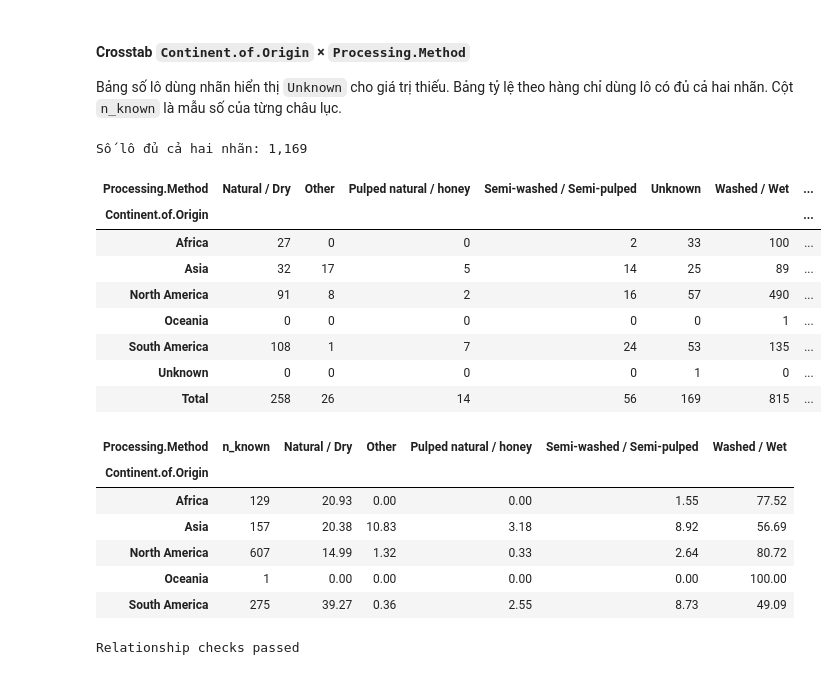
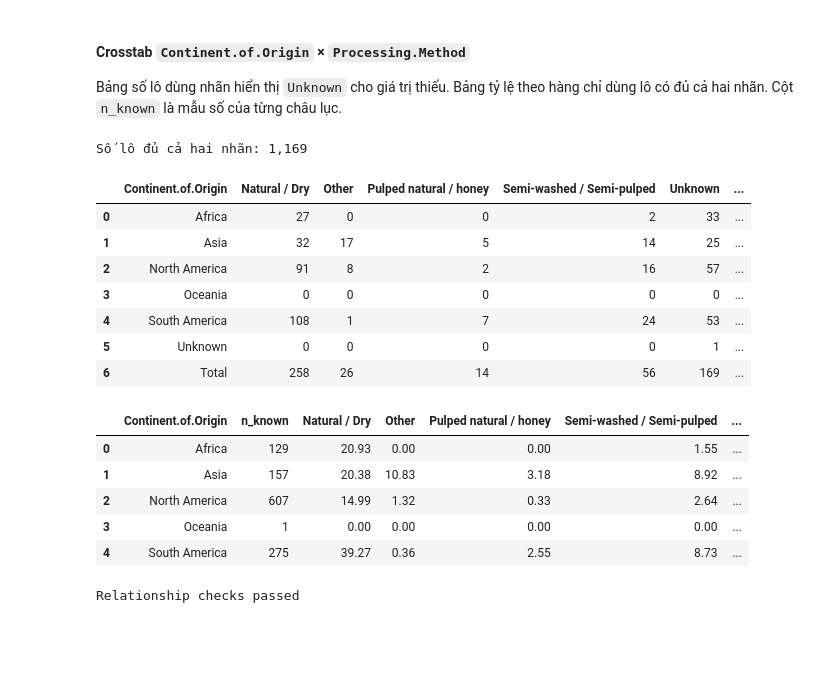
Before and after one commit to dnhoang-2006/coffee-quality, a Jupyter notebook: notebooks/01_collection_exploration.ipynb, the cells around one changed output. Drawn from its saved outputs; the diff is of its cells as text; code cells hidden in the pictures; blank space fills up the shorter version.

Commit message:
Complete categorical EDA, relationships and summary

```diff
--- a/notebooks/01_collection_exploration.ipynb
+++ b/notebooks/01_collection_exploration.ipynb
@@ -1295,6 +1295,17 @@ Mỗi dòng đầu vào được xem là một bản ghi lô cà phê. Phần n
 
 `n_unique_nonmissing` không tính giá trị thiếu. Các tỷ lệ trong bảng tổng quan đều có mẫu số là **toàn bộ số dòng đầu vào**. Độ tập trung được mô tả bằng tỷ lệ nhãn phổ biến nhất, chưa phải tiêu chuẩn tự động bỏ cột.
 # %%
+from IPython.display import HTML
+
+
+def display_centered_table(table):
+    """Center column headings and values in the displayed table."""
+    html = table.to_html(notebook=True)
+    html = html.replace("<th>", '<th style="text-align: center !important;">')
+    html = html.replace("<td>", '<td style="text-align: center !important;">')
+    display(HTML(html))
+
+
 missing_columns = set(CAT_COLS) - set(df.columns)
 if missing_columns:
     raise ValueError(f"Thiếu các cột bắt buộc: {sorted(missing_columns)}")
@@ -1317,5 +1328,5 @@ for column in CAT_COLS:
         "top_pct_all": top_count / n_rows * 100,
     })
 cat_summary = pd.DataFrame(summary_rows).set_index("column")
-display(cat_summary.round(2))
+display_centered_table(cat_summary.reset_index().round(2))
 # %% [output]
@@ -2132,38 +2136,36 @@ Bảng số lô dùng nhãn hiển thị `Unknown` cho giá trị thiếu. Bản
 # %%
 continent_col = "Continent.of.Origin"
 method_col = "Processing.Method"
 crosstab_counts = pd.crosstab(
     df_eda[continent_col].fillna("Unknown"),
     df_eda[method_col].fillna("Unknown"),
     margins=True,
     margins_name="Total",
 )
 known_processing = df_eda.dropna(subset=[continent_col, method_col])
 crosstab_pct = pd.crosstab(
     known_processing[continent_col], known_processing[method_col], normalize="index",
 ).mul(100)
 crosstab_pct.insert(0, "n_known", known_processing.groupby(continent_col).size())
 print(f"Số lô đủ cả hai nhãn: {len(known_processing):,}")
-display(crosstab_counts)
-display(crosstab_pct.round(2))
+display_centered_table(crosstab_counts.rename_axis(columns=None).reset_index())
+display_centered_table(crosstab_pct.rename_axis(columns=None).reset_index().round(2))
 # %% [output]
 Số lô đủ cả hai nhãn: 1,169
-| Processing.Method | Natural / Dry | Other | Pulped natural / honey | Semi-washed / Semi-pulped | Unknown | Washed / Wet | ... |
-| Continent.of.Origin |  |  |  |  |  |  | ... |
-| Africa | 27 | 0 | 0 | 2 | 33 | 100 | ... |
-| Asia | 32 | 17 | 5 | 14 | 25 | 89 | ... |
-| North America | 91 | 8 | 2 | 16 | 57 | 490 | ... |
-| Oceania | 0 | 0 | 0 | 0 | 0 | 1 | ... |
-| South America | 108 | 1 | 7 | 24 | 53 | 135 | ... |
-| Unknown | 0 | 0 | 0 | 0 | 1 | 0 | ... |
-| Total | 258 | 26 | 14 | 56 | 169 | 815 | ... |
+|  | Continent.of.Origin | Natural / Dry | Other | Pulped natural / honey | Semi-washed / Semi-pulped | Unknown | ... |
+| 0 | Africa | 27 | 0 | 0 | 2 | 33 | ... |
+| 1 | Asia | 32 | 17 | 5 | 14 | 25 | ... |
+| 2 | North America | 91 | 8 | 2 | 16 | 57 | ... |
+| 3 | Oceania | 0 | 0 | 0 | 0 | 0 | ... |
+| 4 | South America | 108 | 1 | 7 | 24 | 53 | ... |
+| 5 | Unknown | 0 | 0 | 0 | 0 | 1 | ... |
+| 6 | Total | 258 | 26 | 14 | 56 | 169 | ... |
-| Processing.Method | n_known | Natural / Dry | Other | Pulped natural / honey | Semi-washed / Semi-pulped | Washed / Wet |
-| Continent.of.Origin |  |  |  |  |  |  |
-| Africa | 129 | 20.93 | 0.00 | 0.00 | 1.55 | 77.52 |
-| Asia | 157 | 20.38 | 10.83 | 3.18 | 8.92 | 56.69 |
-| North America | 607 | 14.99 | 1.32 | 0.33 | 2.64 | 80.72 |
-| Oceania | 1 | 0.00 | 0.00 | 0.00 | 0.00 | 100.00 |
-| South America | 275 | 39.27 | 0.36 | 2.55 | 8.73 | 49.09 |
+|  | Continent.of.Origin | n_known | Natural / Dry | Other | Pulped natural / honey | Semi-washed / Semi-pulped | ... |
+| 0 | Africa | 129 | 20.93 | 0.00 | 0.00 | 1.55 | ... |
+| 1 | Asia | 157 | 20.38 | 10.83 | 3.18 | 8.92 | ... |
+| 2 | North America | 607 | 14.99 | 1.32 | 0.33 | 2.64 | ... |
+| 3 | Oceania | 1 | 0.00 | 0.00 | 0.00 | 0.00 | ... |
+| 4 | South America | 275 | 39.27 | 0.36 | 2.55 | 8.73 | ... |
 # %%
 # TEST
 assert set(df["REC_ID"]) - set(df_eda["REC_ID"]) == {1310}
```
Also changed, not shown: parts of 12 cells of this notebook, 2 other files.
